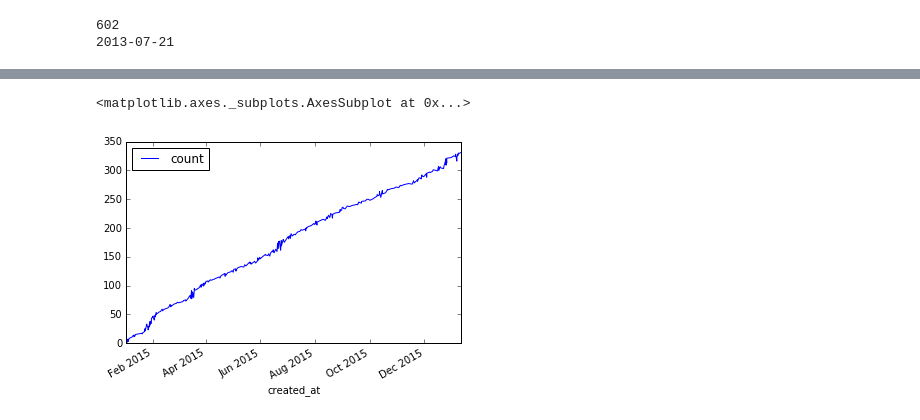
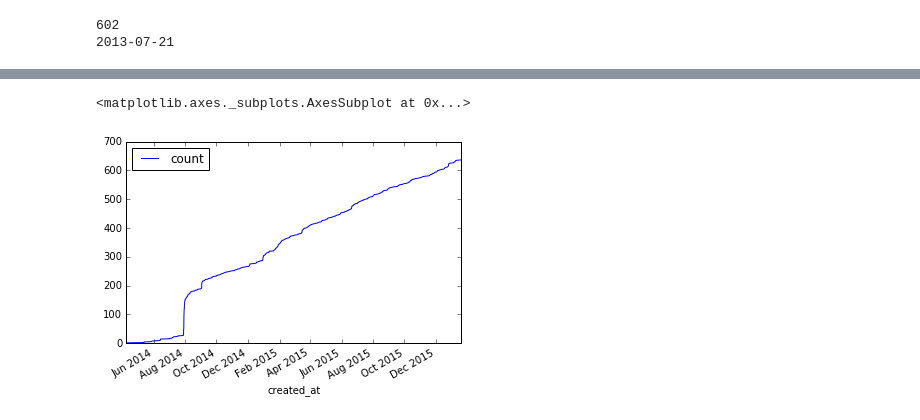
Before and after one commit to ftao/github-spread-analyze, a Jupyter notebook: github-spread.ipynb, the cells around one changed output, grey strips where cells are left out. Saved outputs shown, nothing was run; the diff lists cells and outputs as text; code cells hidden in the pictures.

```diff
--- a/github-spread.ipynb
+++ b/github-spread.ipynb
@@ -67,4 +251,4 @@ print(repo.created_at.strftime("%Y-%m-%d"))
 # %%
-s = pd.read_csv('data/star_2015.csv', parse_dates=[1], index_col=1)
-s = s.iloc[::-1]
-s['count'] = np.ones(len(s))
+ts = pd.read_csv('data/star_events.csv', parse_dates=[1], index_col=[1])
+ts['count'] = np.ones(len(ts))
+ts
@@ -71,6 +275,6 @@ s['count'] = np.ones(len(s))
-# %%
-s = s.cumsum()
-s.plot()
-# %% [output]
-<matplotlib.axes._subplots.AxesSubplot at 0x...>
-[figure, removed]
+# %%
+ssum = ts.cumsum()
+ssum.plot(kind='line')
+# %% [output]
+<matplotlib.axes._subplots.AxesSubplot at 0x...>
+[figure, added]
```
Also changed, not shown: parts of 28 cells of this notebook, 1 other file.
